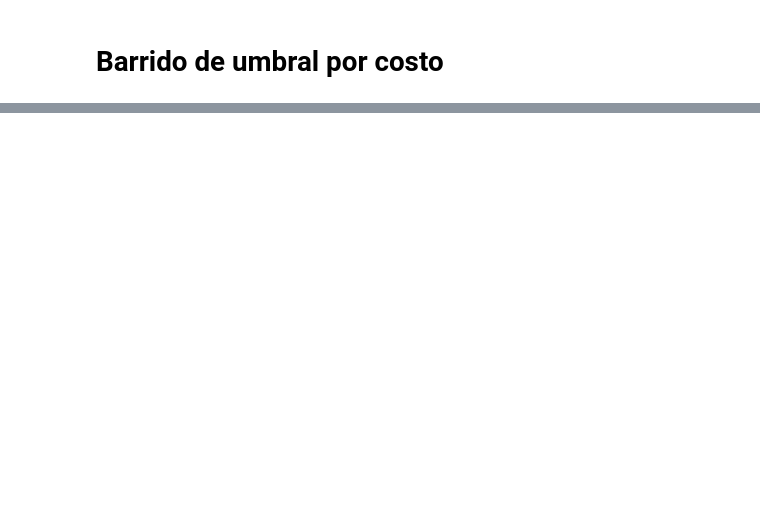
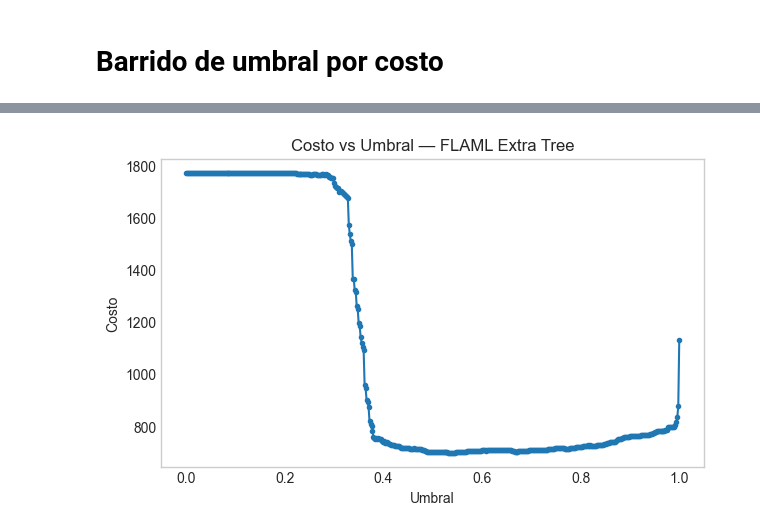
Before and after one commit to plijtmaer/fundamentos-aprendizaje-automatico, a Jupyter notebook: Notebooks/5- Interpretacion Models.ipynb, the cells around one changed output, grey strips where cells are left out. Drawn from its saved outputs; the diff is of its cells as text; code cells hidden in the pictures; blank space fills up the shorter version.

Commit message:
Interpretación modelos Nico.

```diff
--- a/Notebooks/5- Interpretacion Models.ipynb
+++ b/Notebooks/5- Interpretacion Models.ipynb
@@ -334,3 +95,12 @@ Caso elegido (índice en test): 1
 # %% [markdown]
 # Barrido de umbral por costo
+# %%
+C_FP, C_FN = 2.0, 1.0
+THRS = np.linspace(0.00, 1.00, 501)
+# %%
+y_score_fl = flaml_extra_tree.predict_proba(X_test)[:, 1]
+y_score_lc = lc_ada_boost.predict_proba(X_test)[:, 1]
+y_score_py = pycaret_gradient_boosting.predict_proba(X_test)[:, 1]
+
+y_true  = y_test.values
 # %%
@@ -486,0 +126,2 @@ El modelo calibrado y regularizado ofrece:
+# %%
+df_thr_fl = calcular_umbral_costo(y_true, y_score_fl, C_FP, C_FN, THRS)
@@ -486,0 +154,13 @@ El modelo calibrado y regularizado ofrece:
+# %%
+def threshold_cost_curve(df_thr, model_name):
+    plt.figure(figsize=(7, 4))
+    plt.plot(df_thr["threshold"], df_thr["Cost"], marker=".")
+    plt.title(f"Costo vs Umbral — {model_name}")
+    plt.xlabel("Umbral")
+    plt.ylabel("Costo")
+    plt.grid()
+    plt.show()
+# %%
+threshold_cost_curve(df_thr_fl, "FLAML Extra Tree")
+# %% [output]
+[figure, added]
```
Also changed, not shown: parts of 28 cells of this notebook.
